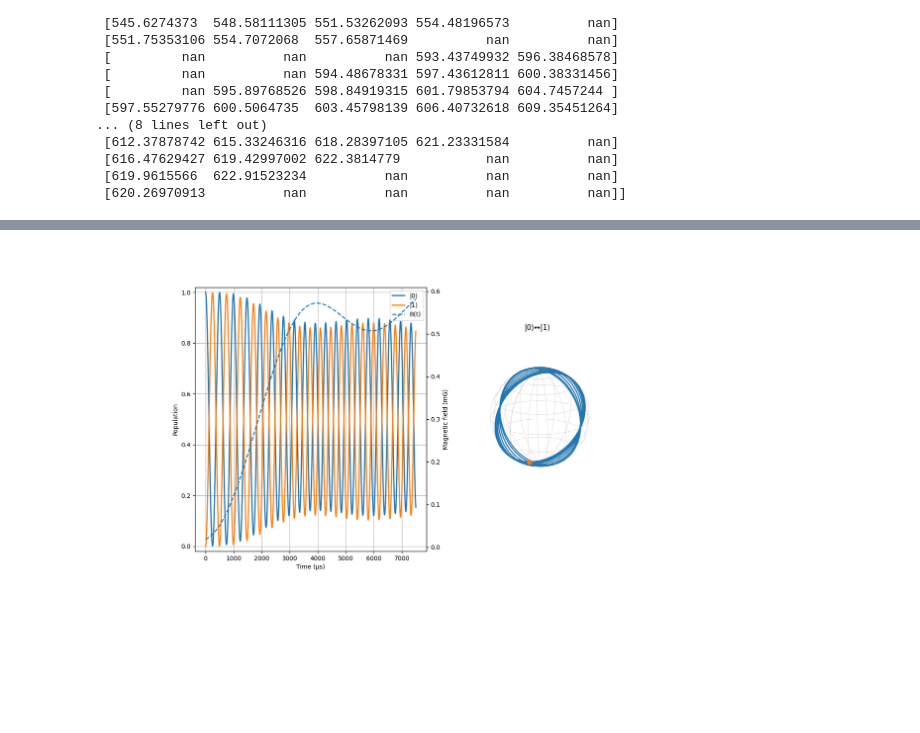
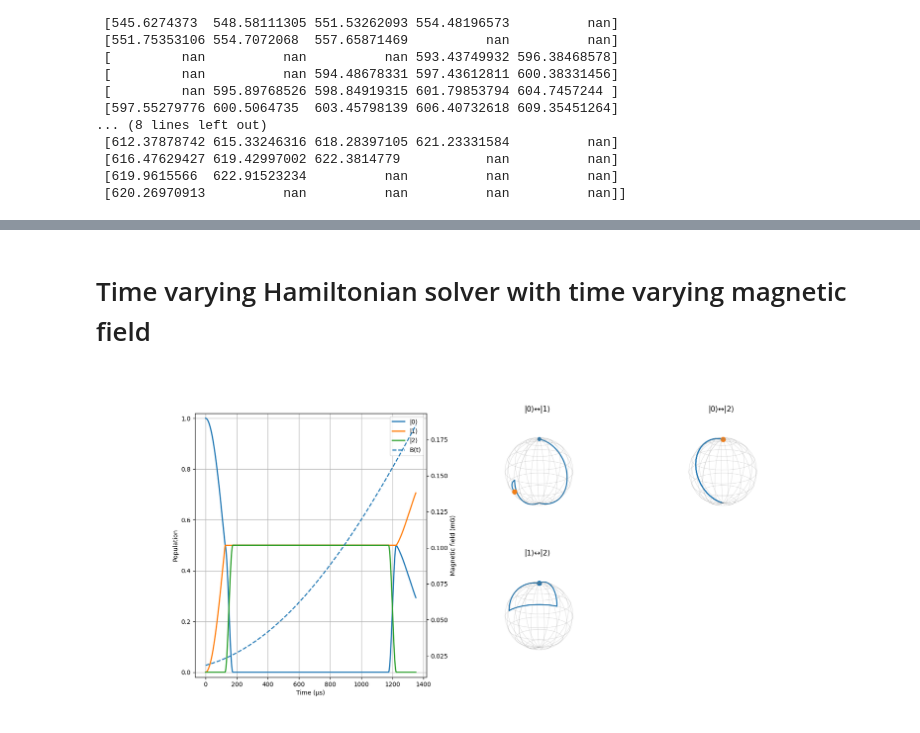
Before and after one commit to GauravTathed/PhD_python_scripts, a Jupyter notebook: Time_resolved_evolutions/Time_resolved_evolution.ipynb, the cells around one changed output, grey strips where cells are left out. Cells and saved outputs as stored; diff of their text form; code cells hidden in the pictures; blank space fills up the shorter version.

```diff
--- a/Time_resolved_evolutions/Time_resolved_evolution.ipynb
+++ b/Time_resolved_evolutions/Time_resolved_evolution.ipynb
@@ -615,3 +124,5 @@ if __name__ == "__main__":
+# %% [markdown]
+# Time varying Hamiltonian solver with time varying magnetic field
 # %%
 %matplotlib widget
 # %%
@@ -862,16 +373,16 @@ def line_signal_model(t_us, B0, A60, phi60, A180, phi180):
     )
 
 if __name__ == "__main__":
-    dim = 2
+    dim = 3
     labels = [f"|{k}⟩" for k in range(dim)]
 
     pulse_train = [(0, 1), (0, 2), "Wait", (0, 2), (0, 1)]
     fractions  = [0.5,    1.0,    "Wait", 1.0,    0.5]
     phases     = [0.0,    1.0,    "Wait", 0.0,    1.0]
 
-    pulse_train = [(0, 1)]
-    fractions = [30]
-    phases = [0]
+    # pulse_train = [(0, 1)]
+    # fractions = [30]
+    # phases = [0]
 
     rabi_freqs_kHz = {(0, 1): 2.0, (0, 2): 10.0}
     detunings_MHz  = {(0, 1): 0.0,  (0, 2): 0.0}
@@ -882,31 +393,31 @@ if __name__ == "__main__":
     A60_mG = -0.2973
     phi60 = 0.8148
     A180_mG = -0.0969
     phi180 = -0.4964
     B_func = lambda t_s: line_signal_model(
         t_s / 1e-6, B0_mG, A60_mG, phi60, A180_mG, phi180
     ) * 1e-3
 
     wait_time_s = 1000e-6
     wait_detunings_MHz = np.zeros(dim, dtype=float)
 
     times, states = simulate_n_level_with_B(
         pulse_train, fractions, phases,
         rabi_freqs_kHz, detunings_MHz,
         wait_time_s=wait_time_s, wait_detunings_MHz=wait_detunings_MHz,
         transition_sens_MHz_per_G=transition_sens_MHz_per_G,
         state_shifts_MHz_per_G=None,
         B_func=B_func, B_ref_G=0.0,
         psi0=None, steps_per_segment=3000, dim=dim, ref_state=0
     )
 
     plot_pop_and_bloch_right(
         times, states, B_func,
         labels=labels,
         pairs=None,
         stride_bloch=2,
         sphere_points=34,
         ncols_right=2
     )
 # %% [output]
-[figure, old version]
+[figure, new version]
```
Also changed, not shown: parts of 8 cells of this notebook, 1 other file.
